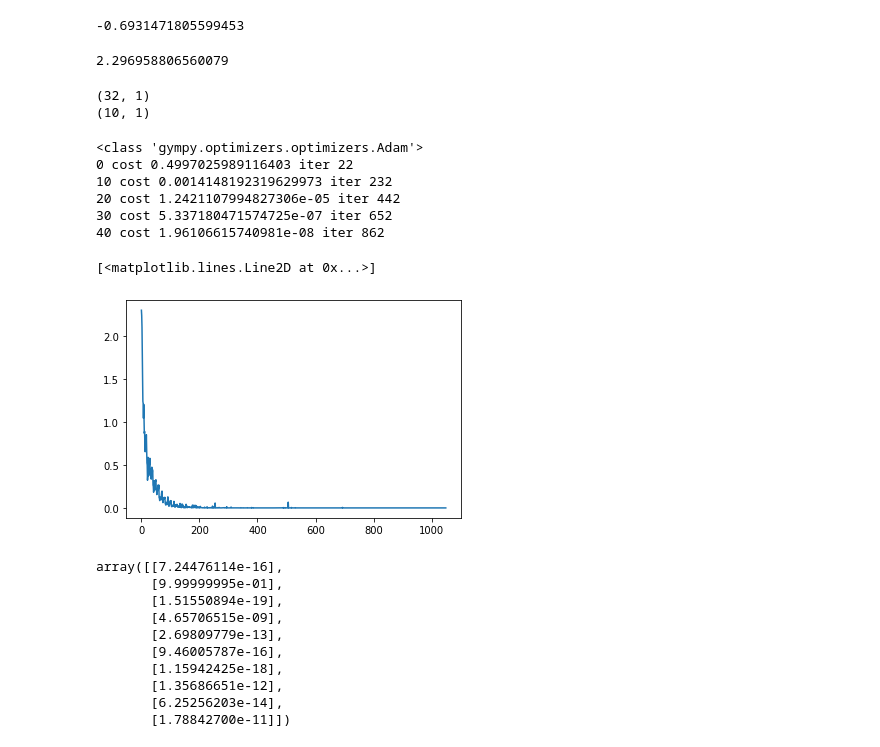
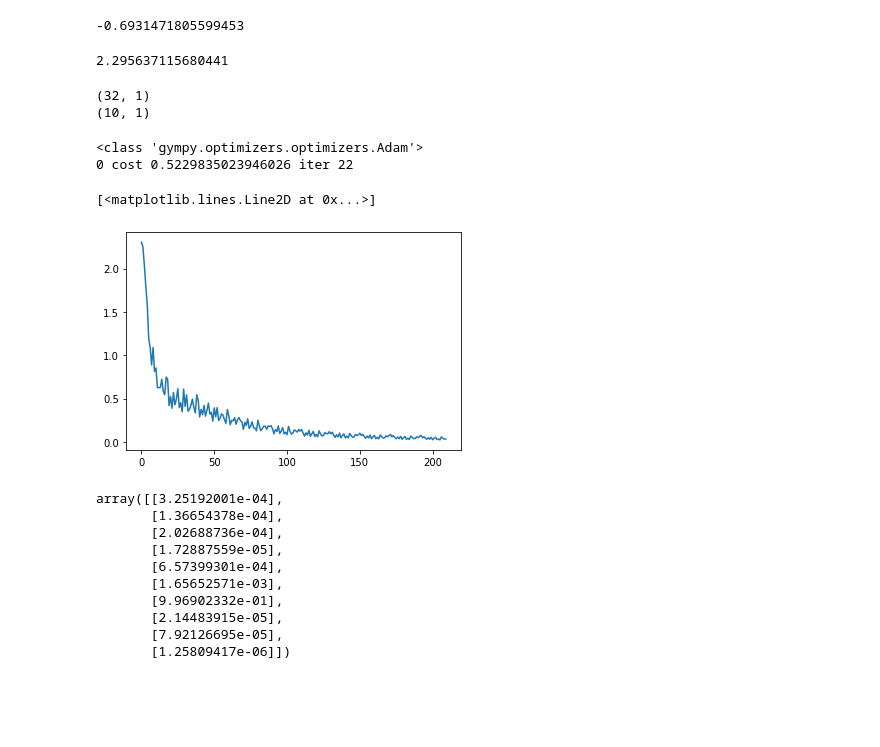
Before and after one commit to scuervo91/gympy, a Jupyter notebook: docs/examples/layers/04e-digits_dataset_Adam.ipynb, the cells around one changed output. Saved outputs shown, nothing was run; the diff lists cells and outputs as text; code cells hidden in the pictures; blank space fills up the shorter version.

```diff
--- a/docs/examples/layers/04e-digits_dataset_Adam.ipynb
+++ b/docs/examples/layers/04e-digits_dataset_Adam.ipynb
@@ -38,7 +38,12 @@ model = NeuralNetwork(
         Tanh(n_input=64, n_output=32, dropout_rate=0.0),
         Softmax(n_input=32, n_output=10)
     ],
-    optimizer = Adam(learning_rate=0.02, beta1=0.8, beta2=0.88),
+    optimizer = Adam(
+        learning_rate=0.02,
+        beta1=0.8,
+        beta2=0.88,
+        decay= ExponentialDecay(rate=0.95)
+        ),
     loss = CategoricalCrossEntropy(),
     n_iter=n_iter
 )
@@ -77,7 +82,7 @@ np.log(0.5)
 # %%
 CategoricalCrossEntropy().forward(tt, Y[:,0:1])
 # %% [output]
-2.296958806560079
+2.295637115680441
 # %%
 
 dataset = DataSet(
@@ -93,30 +98,26 @@ for i in model.get_bias():
 (10, 1)
 # %%
 n_iter=5000
-model.train_dataset(dataset, show=10, n_epochs=50)
+model.train_dataset(dataset, show=10, n_epochs=10)
 plt.plot(model.cost)
 # %% [output]
 <class 'gympy.optimizers.optimizers.Adam'>
-0 cost 0.4997025989116403 iter 22
-10 cost 0.0014148192319629973 iter 232
-20 cost 1.2421107994827306e-05 iter 442
-30 cost 5.337180471574725e-07 iter 652
-40 cost 1.96106615740981e-08 iter 862
+0 cost 0.5229835023946026 iter 22
 [<matplotlib.lines.Line2D at 0x...>]
-[figure, old version]
+[figure, new version]
 # %%
 model.forward(X[:,[453]])
 # %% [output]
-array([[7.24476114e-16],
-       [9.99999995e-01],
-       [1.51550894e-19],
-       [4.65706515e-09],
-       [2.69809779e-13],
-       [9.46005787e-16],
-       [1.15942425e-18],
-       [1.35686651e-12],
-       [6.25256203e-14],
-       [1.78842700e-11]])
+array([[3.25192001e-04],
+       [1.36654378e-04],
+       [2.02688736e-04],
+       [1.72887559e-05],
+       [6.57399301e-04],
+       [1.65652571e-03],
+       [9.96902332e-01],
+       [2.14483915e-05],
+       [7.92126695e-05],
+       [1.25809417e-06]])
 # %%
 test_idx = np.random.choice(X.shape[1],16, replace=False)
 # %%
```
Also changed, not shown: parts of 5 cells of this notebook, 8 other files.
